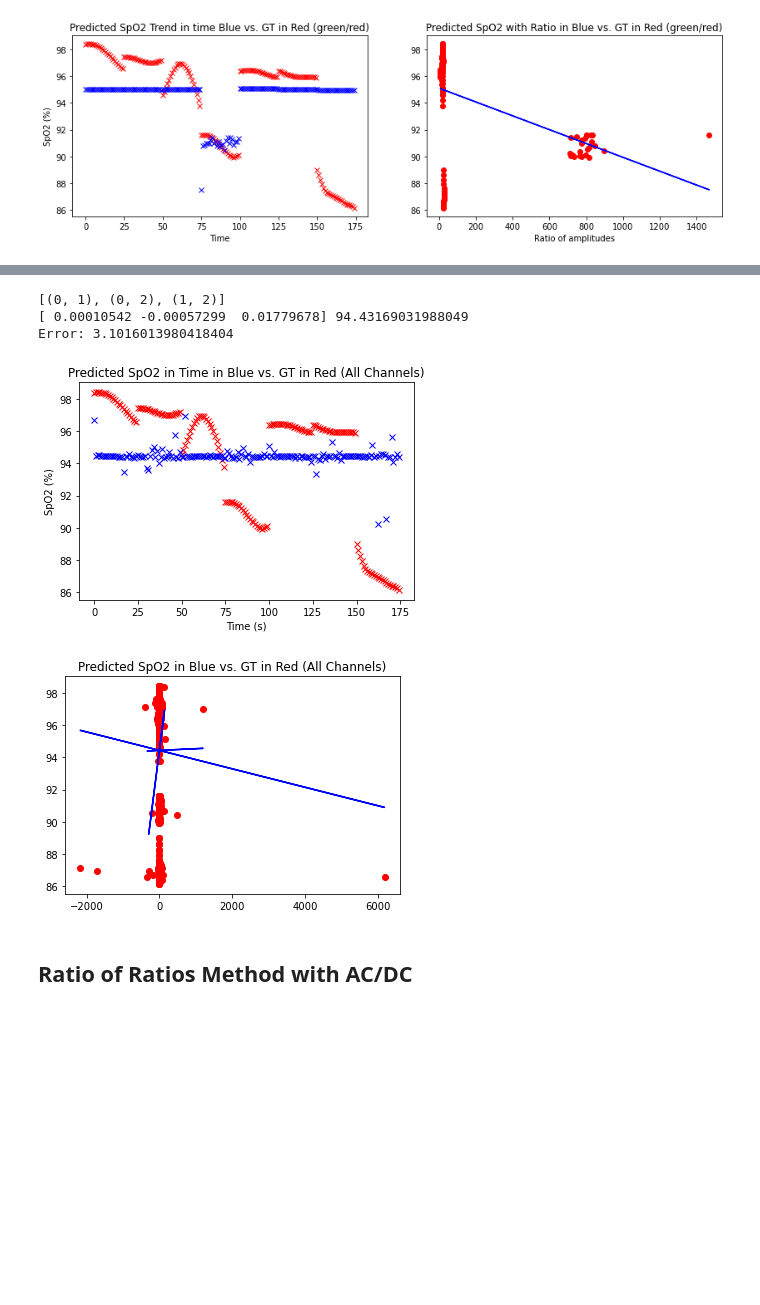
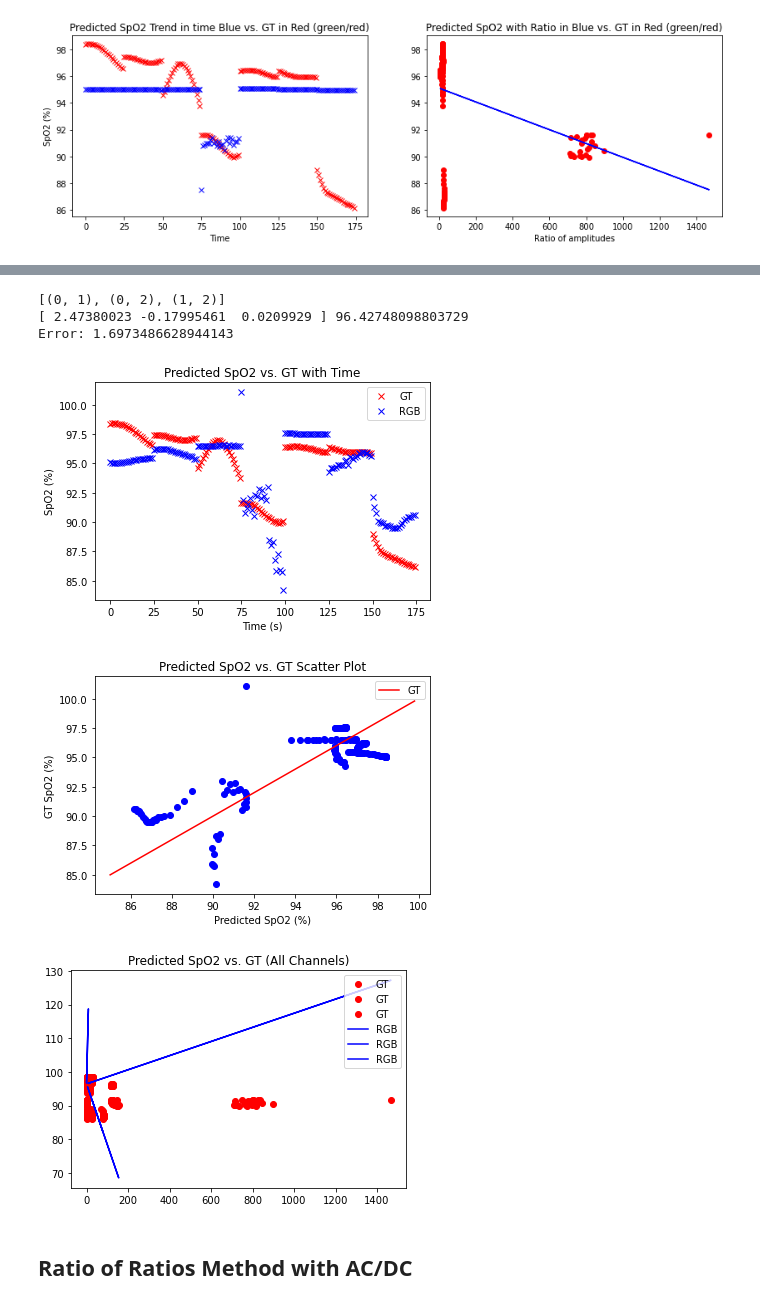
Before and after one commit to UCLA-VMG/syndicate, a Jupyter notebook: VitalDetection/SpO2/calibrate_ratio_parameters.ipynb, the cells around one changed output, grey strips where cells are left out. Drawn from its saved outputs; the diff is of its cells as text; code cells hidden in the pictures; blank space fills up the shorter version.

```diff
--- a/VitalDetection/SpO2/calibrate_ratio_parameters.ipynb
+++ b/VitalDetection/SpO2/calibrate_ratio_parameters.ipynb
@@ -496,35 +518,47 @@ MAE Error: 2.8162882254065873
 # %%
 ratio_data = np.array(ratios)
 L = [0,1,2]
 RGB = ['blue', 'green', 'red']
 cRGB = ['r','g','b']
 pair_waves = [comb for comb in combinations(L, 2)]
 print(pair_waves)
 
 n1n2_data = np.array([ratio_data[:,0]/ratio_data[:,1], ratio_data[:,0]/ratio_data[:,2], ratio_data[:,1]/ratio_data[:,2]]).T
 reg = LinearRegression().fit(n1n2_data, gts)
 m1, b1 = reg.coef_, reg.intercept_
 print(m1, b1)
 
 plt.figure()
-plt.title(f"Predicted SpO2 in Time in Blue vs. GT in Red (All Channels)")
-plt.plot(gts, 'rx')
-plt.plot(n1n2_data@m1+b1, 'bx')
+plt.title(f"Predicted SpO2 vs. GT with Time")
+plt.plot(gts, 'rx', label="GT")
+plt.plot(n1n2_data@m1+b1, 'bx', label="RGB")
 plt.ylabel("SpO2 (%)")
 plt.xlabel("Time (s)")
+plt.legend()
 
 plt.figure()
-plt.title(f"Predicted SpO2 in Blue vs. GT in Red (All Channels)")
-plt.plot(n1n2_data, gts, 'o', color='red')
-plt.plot(n1n2_data, m1*n1n2_data+b1, color='blue')
+plt.title(f"Predicted SpO2 vs. GT Scatter Plot")
+plt.plot(gts, n1n2_data@m1+b1, "bo")
+vals = np.arange(85,100,0.2)
+plt.plot(vals, vals, "r", label="GT")
+plt.ylabel("GT SpO2 (%)")
+plt.xlabel("Predicted SpO2 (%)")
+plt.legend()
+
+plt.figure()
+plt.title(f"Predicted SpO2 vs. GT (All Channels)")
+plt.plot(n1n2_data, gts, 'o', color='red', label="GT")
+plt.plot(n1n2_data, m1*n1n2_data+b1, color='blue', label="RGB")
 r_error = np.mean(np.abs(gts - (n1n2_data@m1+b1)))
+plt.legend()
 print(f"Error: {r_error}")
 # %% [output]
 [(0, 1), (0, 2), (1, 2)]
-[ 0.00010542 -0.00057299  0.01779678] 94.43169031988049
-Error: 3.1016013980418404
+[ 2.47380023 -0.17995461  0.0209929 ] 96.42748098803729
+Error: 1.6973486628944143
-[figure, old version]
+[figure, new version]
-[figure, old version]
+[figure, new version]
+[figure, added]
 # %% [markdown]
 ## Ratio of Ratios Method with AC/DC
 # %% [markdown]
```
Also changed, not shown: parts of 4 cells of this notebook, 18 other files.
